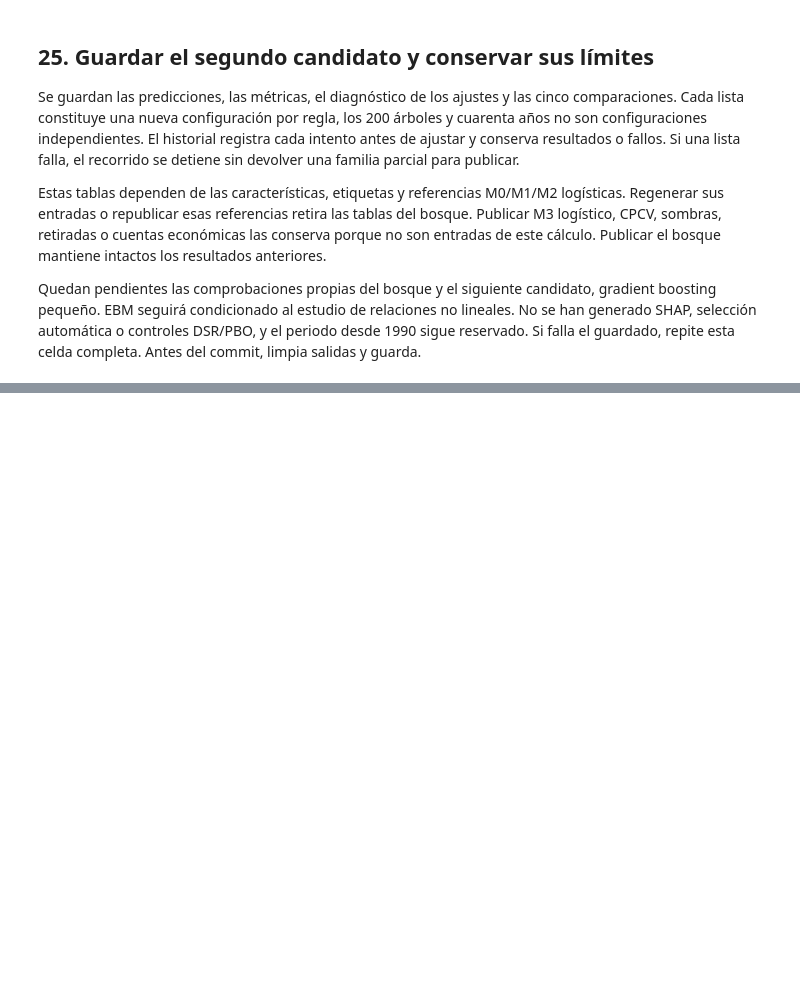
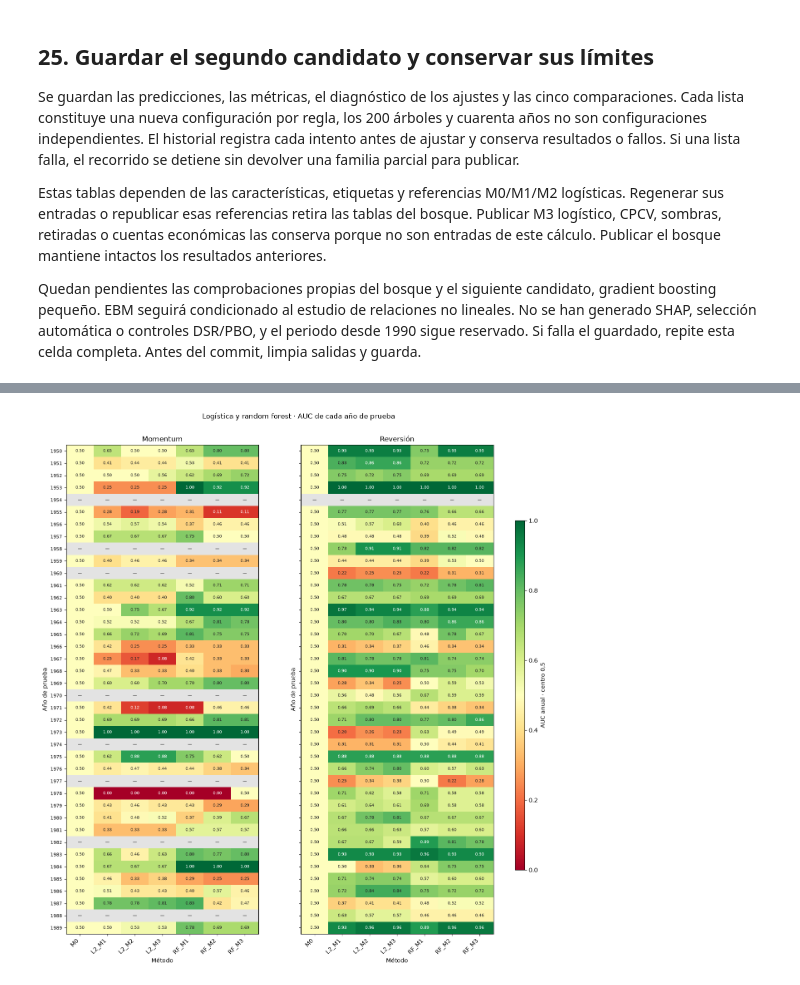
Before and after one commit to Zeppelin17/UOCDataScienceTFM, a Jupyter notebook: notebooks/14_referencia_walk_forward.ipynb, the cells around one changed output, grey strips where cells are left out. Cells and saved outputs as stored; diff of their text form; code cells hidden in the pictures; blank space fills up the shorter version.

```diff
--- a/notebooks/14_referencia_walk_forward.ipynb
+++ b/notebooks/14_referencia_walk_forward.ipynb
@@ -626,0 +1106,27 @@ print('Alcance:', informe_bosque['skill_gate_status'])
+# %%
+cmap_auc = plt.get_cmap('RdYlGn').copy()
+cmap_auc.set_bad('#e3e3e3')
+fig, axes = plt.subplots(1, 2, figsize=(13, 14), sharey=True)
+for ax, (regla, titulo) in zip(axes, NOMBRES_REGLAS.items()):
+    matriz = metricas_anuales.loc[metricas_anuales.strategy.eq(regla)].pivot(
+        index='test_year', columns='model', values='auc').reindex(index=ANIOS, columns=list(MODELS))
+    valores = matriz.to_numpy(dtype=float, na_value=np.nan)
+    imagen = ax.imshow(np.ma.masked_invalid(valores), aspect='auto', cmap=cmap_auc,
+        norm=TwoSlopeNorm(vmin=0, vcenter=.5, vmax=1), interpolation='nearest')
+    ax.set_xticks(range(len(MODELS)), list(MODELS), rotation=45, ha='right')
+    ax.set_yticks(range(len(ANIOS)), ANIOS)
+    ax.tick_params(axis='y', labelsize=8)
+    ax.set(title=titulo, xlabel='Método', ylabel='Año de prueba')
+    for fila in range(len(ANIOS)):
+        for columna in range(len(MODELS)):
+            valor = valores[fila, columna]
+            etiqueta = '—' if np.isnan(valor) else f'{valor:.2f}'
+            color = 'white' if np.isfinite(valor) and (valor < .15 or valor > .85) else '#252525'
+            ax.text(columna, fila, etiqueta, ha='center', va='center', fontsize=7, color=color)
+fig.subplots_adjust(left=.07, right=.86, bottom=.09, top=.93, wspace=.22)
+eje_color = fig.add_axes([.9, .2, .018, .6])
+fig.colorbar(imagen, cax=eje_color, label='AUC anual · centro 0,5')
+fig.suptitle('Logística y random forest · AUC de cada año de prueba', y=.985)
+plt.show()
+# %% [output]
+[figure, added]
```
Also changed, not shown: parts of 32 cells of this notebook, 10 other files.
